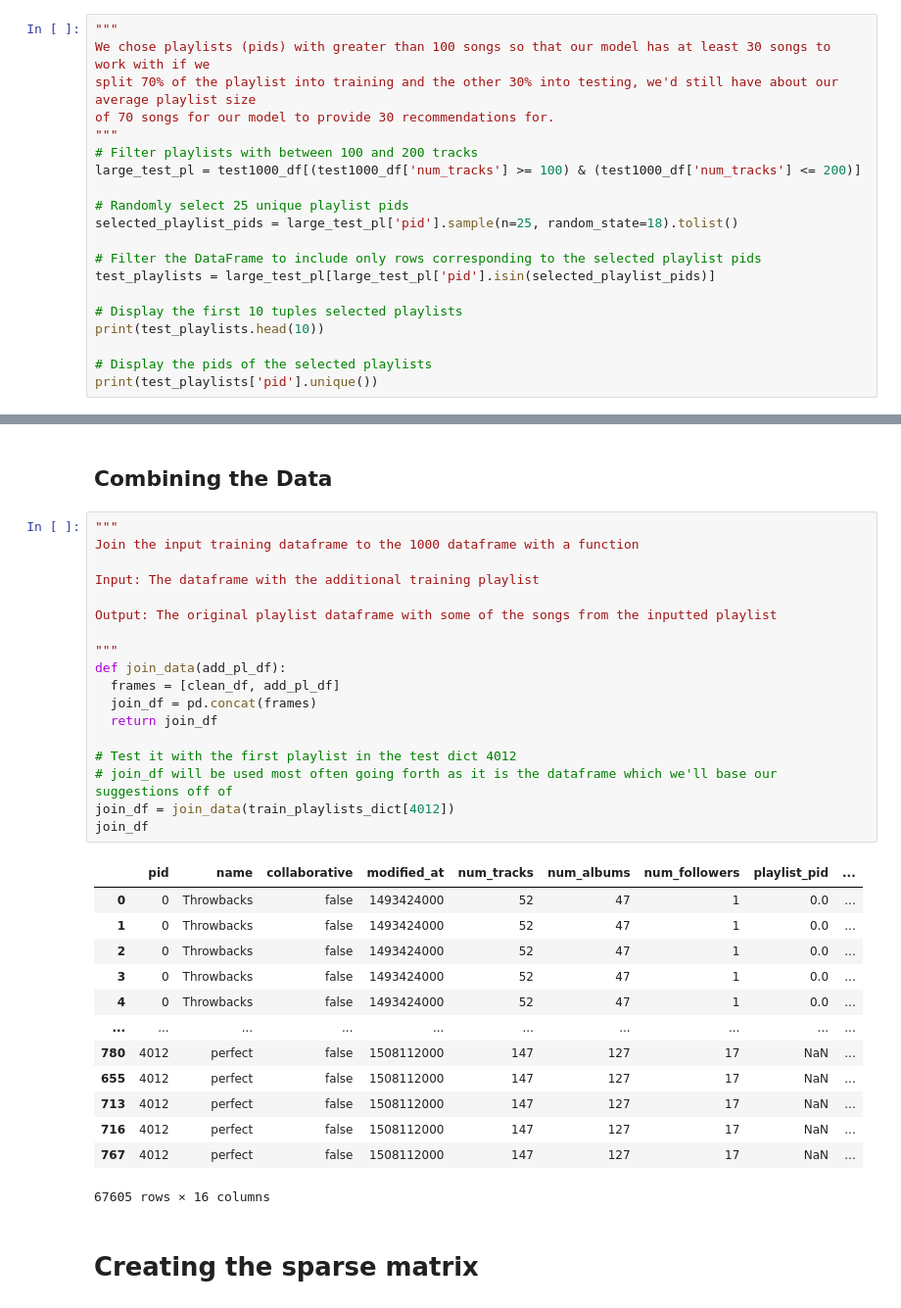
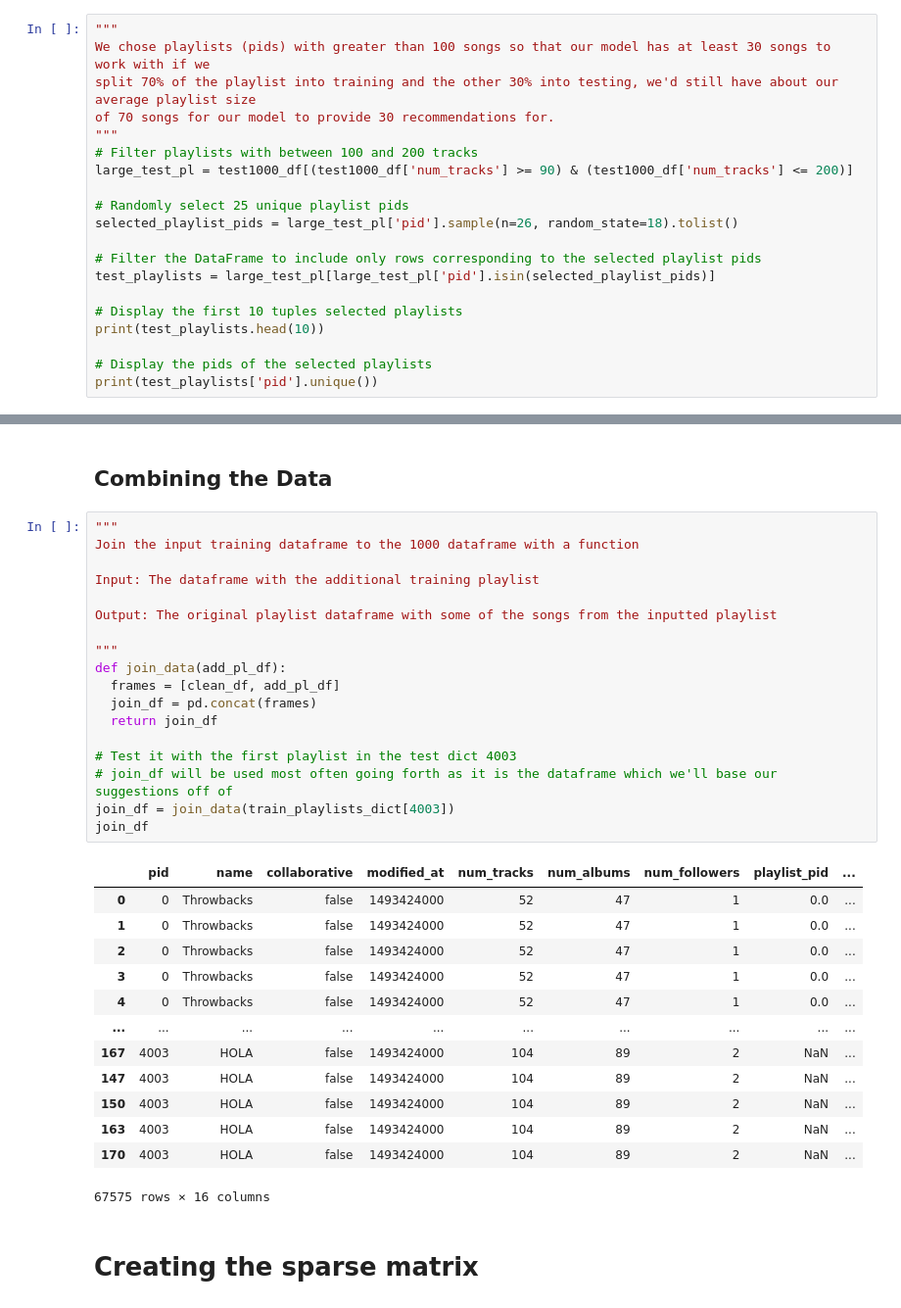
Before and after one commit to Ruby-L-i-n/CSDS234_FinalProject, a Jupyter notebook: SpotifyPlaylist.ipynb, the cells around one changed output, grey strips where cells are left out. Shown: that part at 98% size. Saved outputs shown, nothing was run; the diff lists cells and outputs as text.

```diff
--- a/SpotifyPlaylist.ipynb
+++ b/SpotifyPlaylist.ipynb
@@ -194,10 +194,10 @@ split 70% of the playlist into training and the other 30% into testing, we'd sti
 of 70 songs for our model to provide 30 recommendations for.
 """
 # Filter playlists with between 100 and 200 tracks
-large_test_pl = test1000_df[(test1000_df['num_tracks'] >= 100) & (test1000_df['num_tracks'] <= 200)]
+large_test_pl = test1000_df[(test1000_df['num_tracks'] >= 90) & (test1000_df['num_tracks'] <= 200)]
 
 # Randomly select 25 unique playlist pids
-selected_playlist_pids = large_test_pl['pid'].sample(n=25, random_state=18).tolist()
+selected_playlist_pids = large_test_pl['pid'].sample(n=26, random_state=18).tolist()
 
 # Filter the DataFrame to include only rows corresponding to the selected playlist pids
 test_playlists = large_test_pl[large_test_pl['pid'].isin(selected_playlist_pids)]
@@ -301,35 +301,35 @@ print(test_playlists_dict[4012].shape)
 # %%
 """
 Join the input training dataframe to the 1000 dataframe with a function
 
 Input: The dataframe with the additional training playlist
 
 Output: The original playlist dataframe with some of the songs from the inputted playlist
 
 """
 def join_data(add_pl_df):
   frames = [clean_df, add_pl_df]
   join_df = pd.concat(frames)
   return join_df
 
-# Test it with the first playlist in the test dict 4012
+# Test it with the first playlist in the test dict 4003
 # join_df will be used most often going forth as it is the dataframe which we'll base our suggestions off of
-join_df = join_data(train_playlists_dict[4012])
+join_df = join_data(train_playlists_dict[4003])
 join_df
 # %% [output]
 |  | pid | name | collaborative | modified_at | num_tracks | num_albums | num_followers | playlist_pid | ... |
 | 0 | 0 | Throwbacks | false | 1493424000 | 52 | 47 | 1 | 0.0 | ... |
 | 1 | 0 | Throwbacks | false | 1493424000 | 52 | 47 | 1 | 0.0 | ... |
 | 2 | 0 | Throwbacks | false | 1493424000 | 52 | 47 | 1 | 0.0 | ... |
 | 3 | 0 | Throwbacks | false | 1493424000 | 52 | 47 | 1 | 0.0 | ... |
 | 4 | 0 | Throwbacks | false | 1493424000 | 52 | 47 | 1 | 0.0 | ... |
 | ... | ... | ... | ... | ... | ... | ... | ... | ... | ... |
-| 780 | 4012 | perfect | false | 1508112000 | 147 | 127 | 17 | NaN | ... |
-| 655 | 4012 | perfect | false | 1508112000 | 147 | 127 | 17 | NaN | ... |
-| 713 | 4012 | perfect | false | 1508112000 | 147 | 127 | 17 | NaN | ... |
-| 716 | 4012 | perfect | false | 1508112000 | 147 | 127 | 17 | NaN | ... |
-| 767 | 4012 | perfect | false | 1508112000 | 147 | 127 | 17 | NaN | ... |
+| 167 | 4003 | HOLA | false | 1493424000 | 104 | 89 | 2 | NaN | ... |
+| 147 | 4003 | HOLA | false | 1493424000 | 104 | 89 | 2 | NaN | ... |
+| 150 | 4003 | HOLA | false | 1493424000 | 104 | 89 | 2 | NaN | ... |
+| 163 | 4003 | HOLA | false | 1493424000 | 104 | 89 | 2 | NaN | ... |
+| 170 | 4003 | HOLA | false | 1493424000 | 104 | 89 | 2 | NaN | ... |
-67605 rows × 16 columns
+67575 rows × 16 columns
 # %% [markdown]
 # Creating the sparse matrix
 # %%
```
Also changed, not shown: parts of 12 cells of this notebook.
